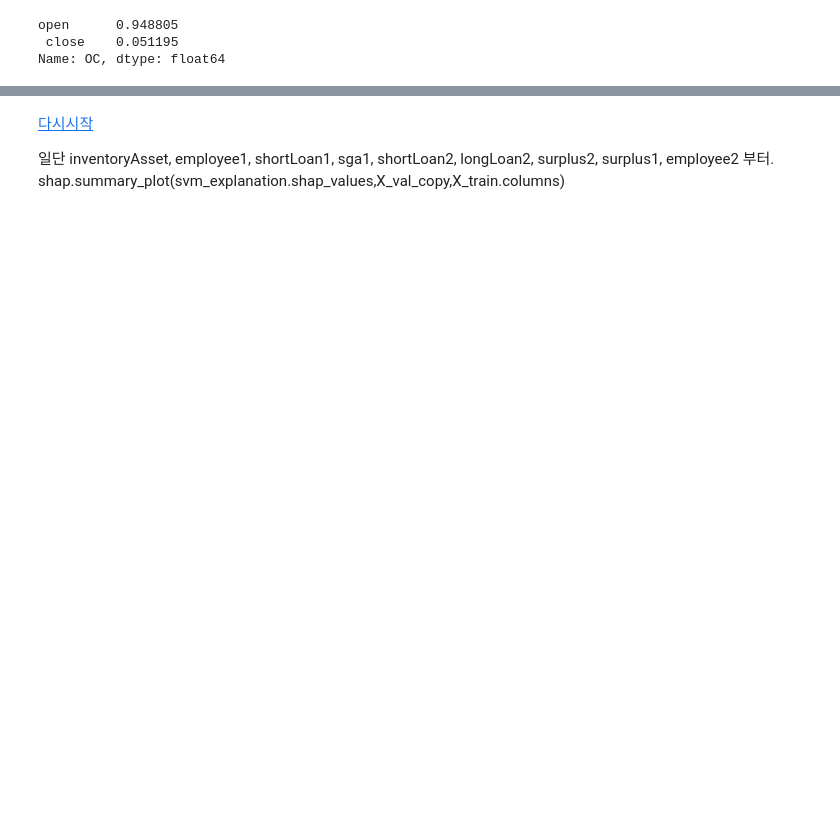
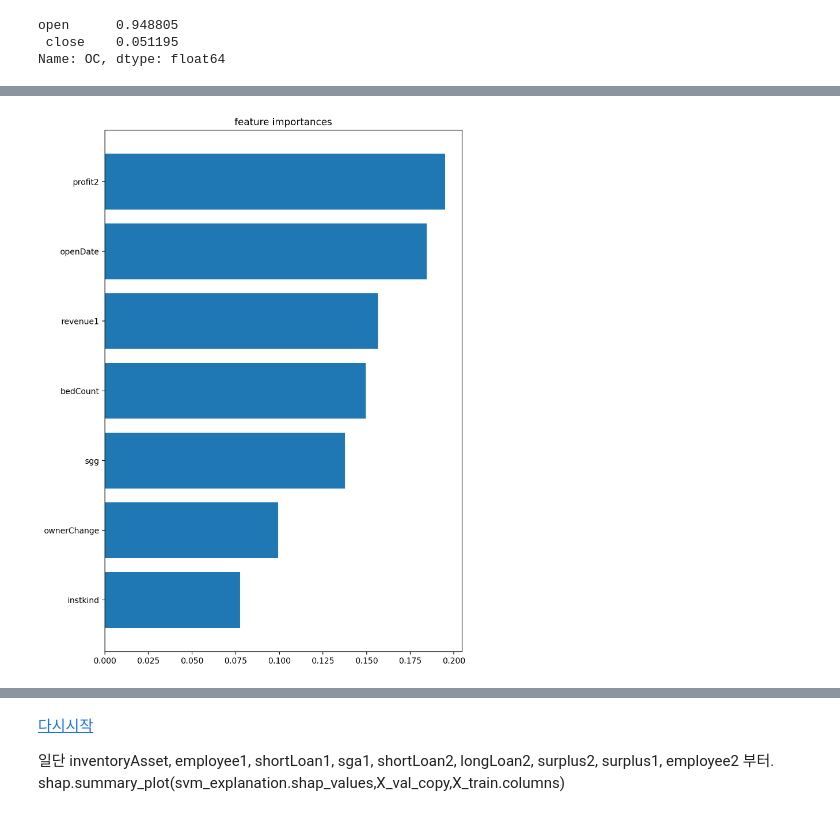
Before and after one commit to Sejong-Kaggle-Challengers/98hyun, a Jupyter notebook: [1주차]/baseline.ipynb, the cells around one changed output, grey strips where cells are left out. Saved outputs shown, nothing was run; the diff lists cells and outputs as text; code cells hidden in the pictures; blank space fills up the shorter version.

```diff
--- a/[1주차]/baseline.ipynb
+++ b/[1주차]/baseline.ipynb
@@ -376,10 +384,10 @@ data=data.merge(data_sido.reset_index(),on='sido')
 # %%
 # 날짜 랭크
 
-data['openDate']=pd.to_datetime(data['openDate'],format='%Y%m%d')
-data['openDate_rank_sido']=data.groupby('sido')['openDate'].rank()
-data['openDate_rank_instkind']=data.groupby('instkind')['openDate'].rank()
-data.drop('openDate',axis=1,inplace=True)
+# data['openDate']=pd.to_datetime(data['openDate'],format='%Y%m%d')
+# data['openDate_rank_sido']=data.groupby('sido')['openDate'].rank()
+# data['openDate_rank_instkind']=data.groupby('instkind')['openDate'].rank()
+# data.drop('openDate',axis=1,inplace=True)
 # %%
 # for col in data.columns:
 #     if data[col].dtype=='int64' or data[col].dtype=='float64':
@@ -488,0 +539,25 @@ for n,(train_idx,valid_idx) in enumerate(cv.split(X_train)):
+# %%
+# randomforest
+
+from sklearn.model_selection import KFold
+from sklearn.ensemble import RandomForestClassifier
+from sklearn.metrics import accuracy_score
+
+cv=KFold(n_splits=5,shuffle=True,random_state=2020)
+models_rf=[]
+
+for n,(train_idx,valid_idx) in enumerate(cv.split(X_train)):
+    # 데이터 나누기
+    X_tr,X_val=X_train.iloc[train_idx],X_train.iloc[valid_idx]
+    y_tr,y_val=y_train.iloc[train_idx],y_train.iloc[valid_idx]
+
+    # 모델 개발 및 학습
+    model=RandomForestClassifier(random_state=2020,
+                                 n_estimators=200)
+    model.fit(X_tr,y_tr)
+    models_rf.append(model)
+
+    # 예측 및 평가
+    pred=model.predict(X_val)
+    score=(accuracy_score(pred,y_val))
+    print(score)
@@ -493 +688,13 @@ for n,(train_idx,valid_idx) in enumerate(cv.split(X_train)):
+# %%
+fi=pd.DataFrame({
+    'feature':X_train.columns,
+    'importances':models_rf[2].feature_importances_
+}).sort_values(by='importances',ascending=True)
+# %%
+fig,ax=plt.subplots(1,1,figsize=(8,12),dpi=200)
+ax.barh(y=fi.feature,width=fi.importances)
+ax.set_title("feature importances")
+plt.show()
+# %% [output]
+[figure, added]
 # %%
```
Also changed, not shown: parts of 26 cells of this notebook.
